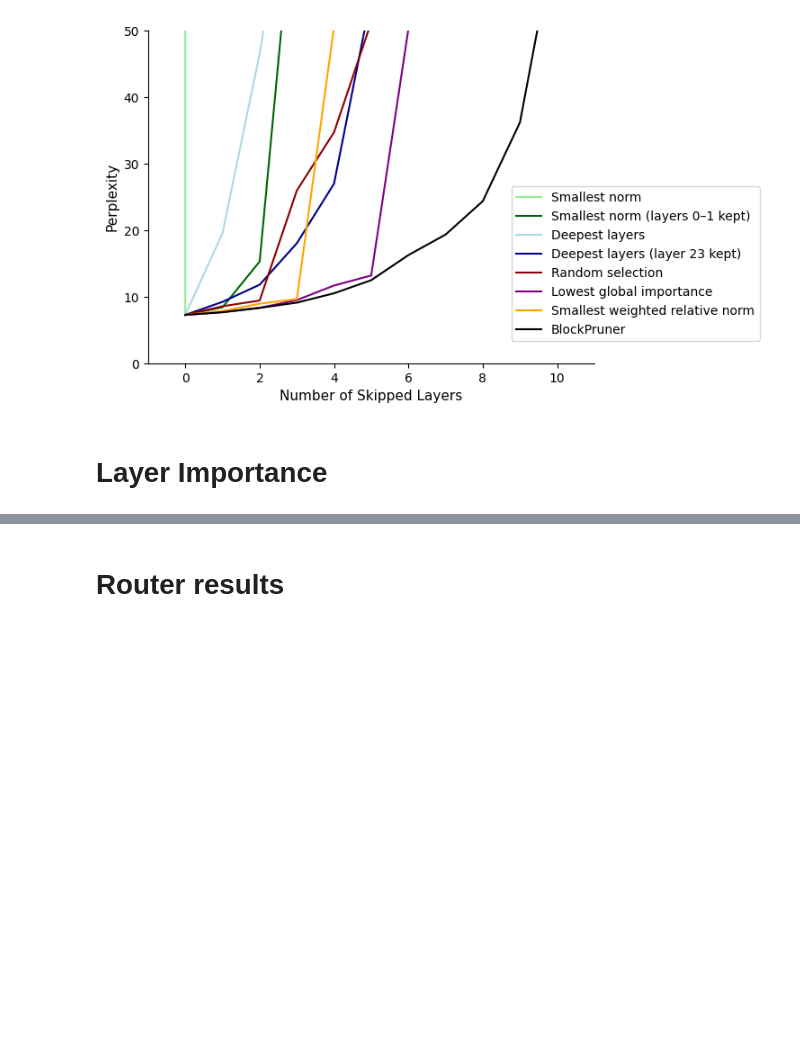
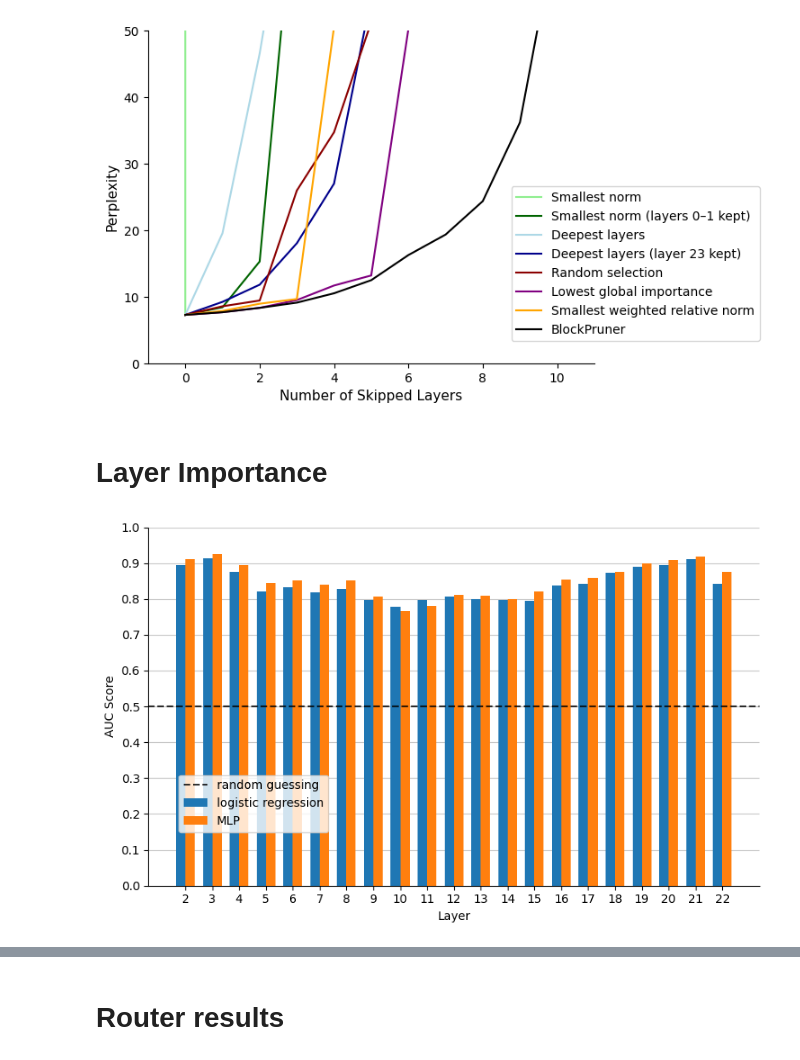
Before and after one commit to chutnakova5/Adaptive-layer-skipping, a Jupyter notebook: results.ipynb, the cells around one changed output, grey strips where cells are left out. Cells and saved outputs as stored; diff of their text form; code cells hidden in the pictures; blank space fills up the shorter version.

```diff
--- a/results.ipynb
+++ b/results.ipynb
@@ -85,6 +85,40 @@ sns.despine()
 [figure]
 # %% [markdown]
 # Layer Importance
+# %%
+all_results = pd.read_csv('results/prediction_results.csv', index_col=0)
+# %%
+layers = list(all_results.index)
+x = np.arange(len(layers))  # positions for the bars
+width = 0.35  # width of the bars
+
+plt.figure(figsize=(8, 5))
+
+# Bar plots for logistic regression and MLP
+plt.bar(x - width/2, all_results['AUC'], width, label='logistic regression')
+plt.bar(x + width/2, all_results['AUC_mlp'], width, label='MLP')
+
+# Horizontal line for random guessing
+plt.axhline(0.5, linestyle='--', color='black', alpha=0.8, label='random guessing')
+
+# plt.title('Best AUC score per Layer')
+plt.xlabel('Layer')
+plt.ylabel('AUC Score')
+plt.ylim(0, 1)
+plt.xticks(x, layers)
+plt.yticks([i/10 for i in range(11)])
+plt.legend(loc=(0.05, 0.15))
+plt.grid(axis='y', linestyle='-', alpha=0.7)
+
+ax = plt.gca()
+ax.set_axisbelow(True)
+ax.spines['right'].set_visible(False)
+ax.spines['top'].set_visible(False)
+
+plt.tight_layout()
+plt.show()
+# %% [output]
+[figure, added]
 # %%
 norms_L1 = pd.read_csv('results/large_files/norms_L1.csv', index_col=0)
 norms_L2 = pd.read_csv('results/large_files/norms_L2.csv', index_col=0)
```
Also changed, not shown: parts of 3 cells of this notebook, 1 other file.
